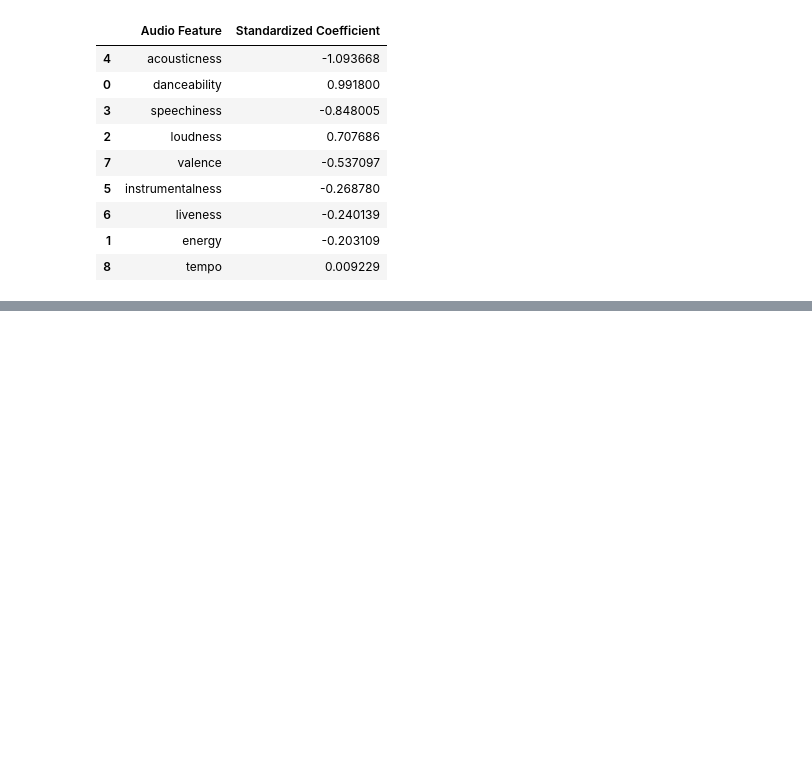
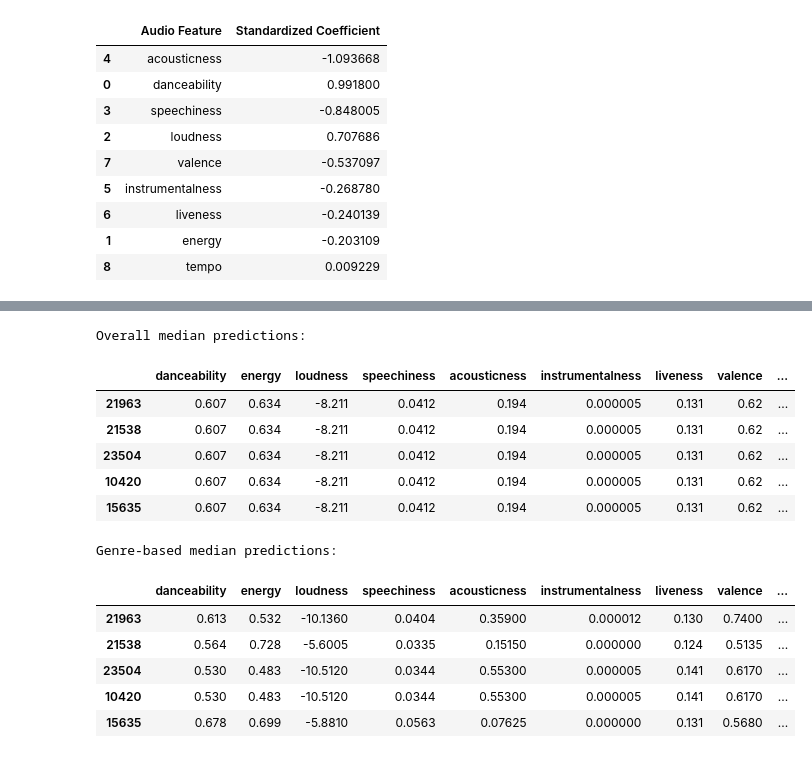
Before and after one commit to rheahalebeed/BA305-A3-Billboard-Spotify-Project, a Jupyter notebook: BA305ProjectCode.ipynb, the cells around one changed output, grey strips where cells are left out. Drawn from its saved outputs; the diff is of its cells as text; code cells hidden in the pictures; blank space fills up the shorter version.

Commit message:
Predictive Model Continued

```diff
--- a/BA305ProjectCode.ipynb
+++ b/BA305ProjectCode.ipynb
@@ -1145,18 +837,0 @@ dtype: int64
-# %%
-from sklearn.model_selection import train_test_split
-
-# Split complete songs into reference and validation groups
-
-reference_songs, validation_songs = train_test_split(
-
-    complete_songs,
-
-    test_size=0.20,
-
-    random_state=42
-
-)
-
-print("Reference songs:", len(reference_songs))
-
-print("Validation songs:", len(validation_songs))
@@ -1165,0 +884,57 @@ Validation songs: 4845
+# %%
+# Method 1: Overall median imputation
+
+overall_predictions = pd.DataFrame(
+
+    [overall_medians] * len(validation_songs),
+
+    columns=features,
+
+    index=validation_songs.index
+
+)
+
+# Method 2: Genre-based median imputation
+
+genre_predictions = pd.DataFrame(index=validation_songs.index, columns=features)
+
+for index, row in validation_songs.iterrows():
+
+    genre = row["first_genre"]
+
+    # Use genre medians when at least 20 reference songs share the genre
+
+    if genre in genre_counts.index and genre_counts[genre] >= 20:
+
+        genre_predictions.loc[index] = genre_medians.loc[genre]
+
+    else:
+
+        # Fall back to overall medians for uncommon or missing genres
+
+        genre_predictions.loc[index] = overall_medians
+
+genre_predictions = genre_predictions.astype(float)
+
+print("Overall median predictions:")
+
+display(overall_predictions.head())
+
+print("Genre-based median predictions:")
+
+display(genre_predictions.head())
+# %% [output]
+Overall median predictions:
+|  | danceability | energy | loudness | speechiness | acousticness | instrumentalness | liveness | valence | ... |
+| 21963 | 0.607 | 0.634 | -8.211 | 0.0412 | 0.194 | 0.000005 | 0.131 | 0.62 | ... |
+| 21538 | 0.607 | 0.634 | -8.211 | 0.0412 | 0.194 | 0.000005 | 0.131 | 0.62 | ... |
+| 23504 | 0.607 | 0.634 | -8.211 | 0.0412 | 0.194 | 0.000005 | 0.131 | 0.62 | ... |
+| 10420 | 0.607 | 0.634 | -8.211 | 0.0412 | 0.194 | 0.000005 | 0.131 | 0.62 | ... |
+| 15635 | 0.607 | 0.634 | -8.211 | 0.0412 | 0.194 | 0.000005 | 0.131 | 0.62 | ... |
+Genre-based median predictions:
+|  | danceability | energy | loudness | speechiness | acousticness | instrumentalness | liveness | valence | ... |
+| 21963 | 0.613 | 0.532 | -10.1360 | 0.0404 | 0.35900 | 0.000012 | 0.130 | 0.7400 | ... |
+| 21538 | 0.564 | 0.728 | -5.6005 | 0.0335 | 0.15150 | 0.000000 | 0.124 | 0.5135 | ... |
+| 23504 | 0.530 | 0.483 | -10.5120 | 0.0344 | 0.55300 | 0.000005 | 0.141 | 0.6170 | ... |
+| 10420 | 0.530 | 0.483 | -10.5120 | 0.0344 | 0.55300 | 0.000005 | 0.141 | 0.6170 | ... |
+| 15635 | 0.678 | 0.699 | -5.8810 | 0.0563 | 0.07625 | 0.000000 | 0.131 | 0.5680 | ... |
```
Also changed, not shown: parts of 49 cells of this notebook.
